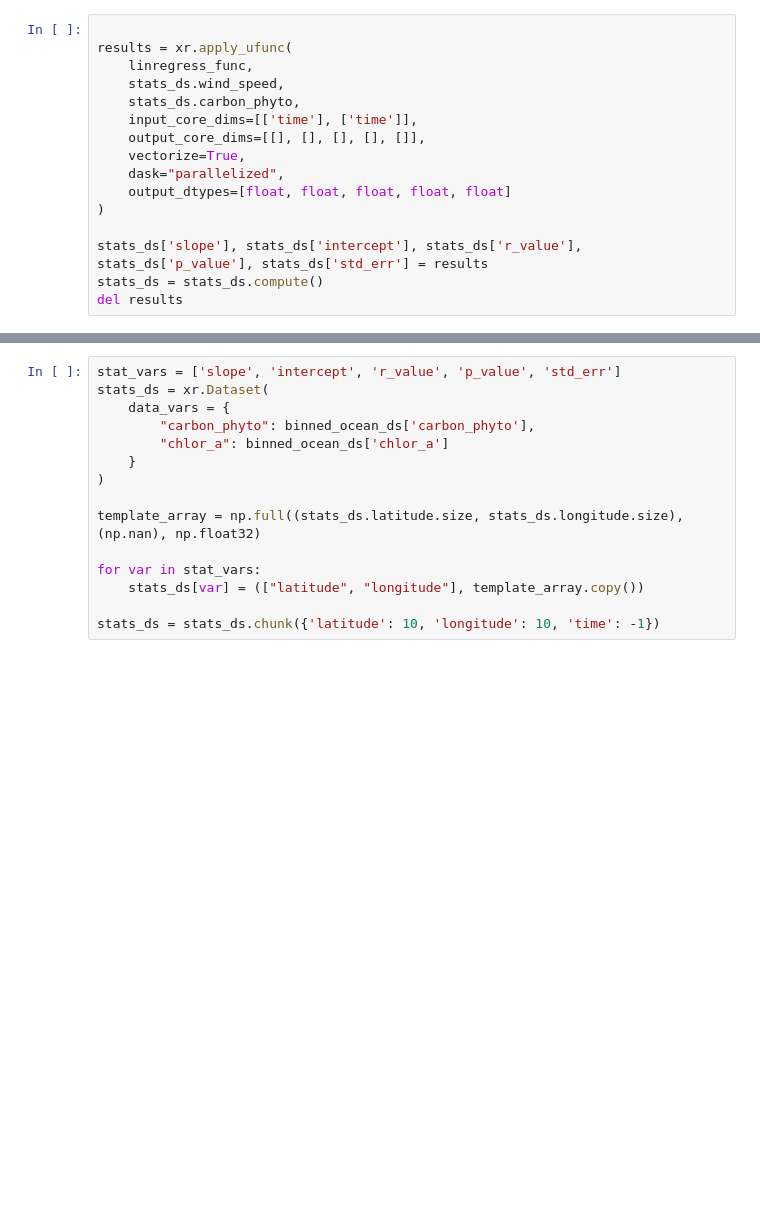
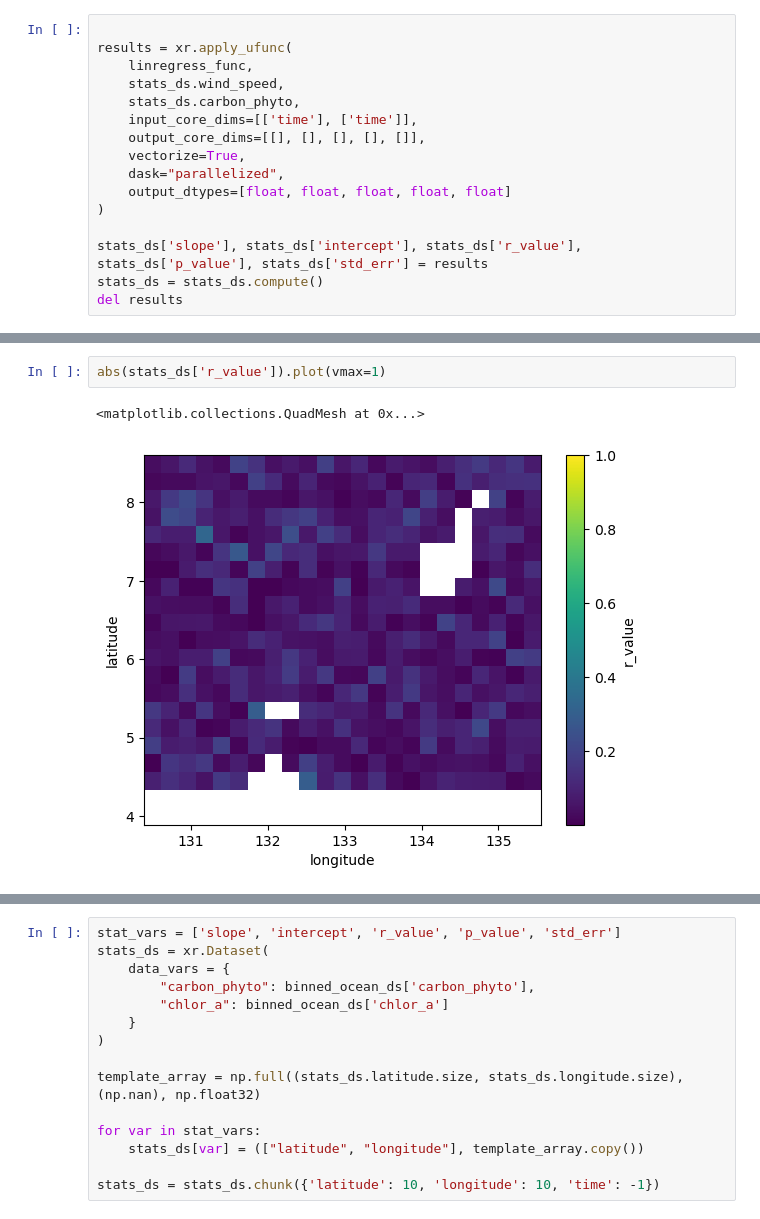
Before and after one commit to boppe003/scripps_demo, a Jupyter notebook: palau.ipynb, the cells around one changed output, grey strips where cells are left out. Cells and saved outputs as stored; diff of their text form; blank space fills up the shorter version.

```diff
--- a/palau.ipynb
+++ b/palau.ipynb
@@ -184,3 +321,8 @@ fig.tight_layout()
+# %%
+abs(stats_ds['r_value']).plot(vmax=1)
+# %% [output]
+<matplotlib.collections.QuadMesh at 0x...>
+[figure, added]
 # %%
 cells_of_interest = []
 cells_of_interest.append(stats_ds.isel(latitude=10, longitude=3))
```
Also changed, not shown: parts of 17 cells of this notebook, 7 other files.
